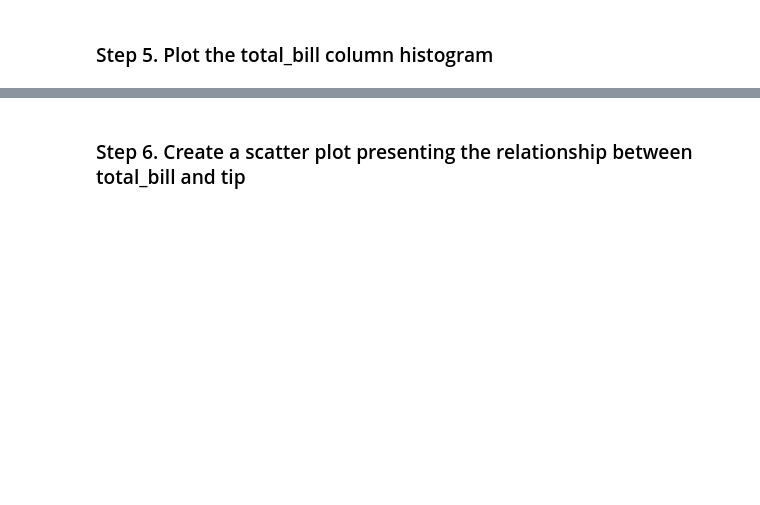
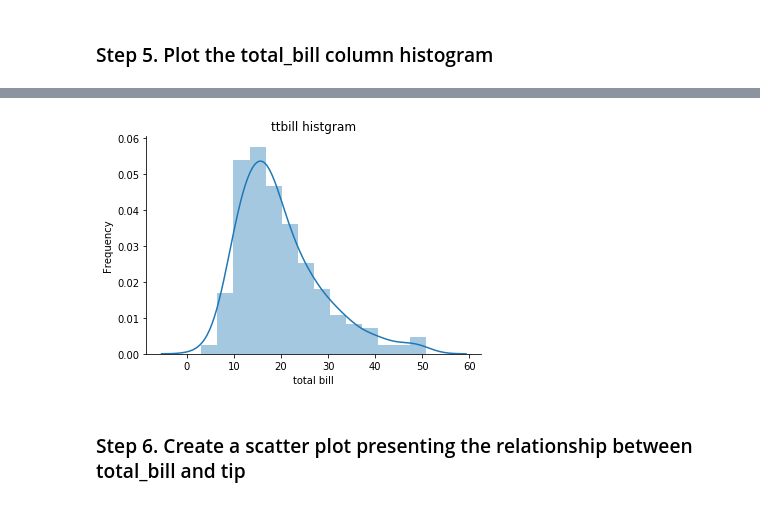
Before and after one commit to Litouwuu/pandas_exercises, a Jupyter notebook: 07_Visualization/Tips/Exercises.ipynb, the cells around one changed output, grey strips where cells are left out. Drawn from its saved outputs; the diff is of its cells as text; code cells hidden in the pictures; blank space fills up the shorter version.

```diff
--- a/07_Visualization/Tips/Exercises.ipynb
+++ b/07_Visualization/Tips/Exercises.ipynb
@@ -18,2 +77,8 @@ The dataset being used is tips from Seaborn.
+# %%
+ttbill = sns.distplot(tips.total_bill)
+ttbill.set(xlabel='total bill',ylabel='Frequency',title='ttbill histgram')
+sns.despine()
+# %% [output]
+[figure, added]
 # %% [markdown]
 ### Step 6. Create a scatter plot presenting the relationship between total_bill and tip
```
Also changed, not shown: parts of 15 cells of this notebook, 3 other files.
